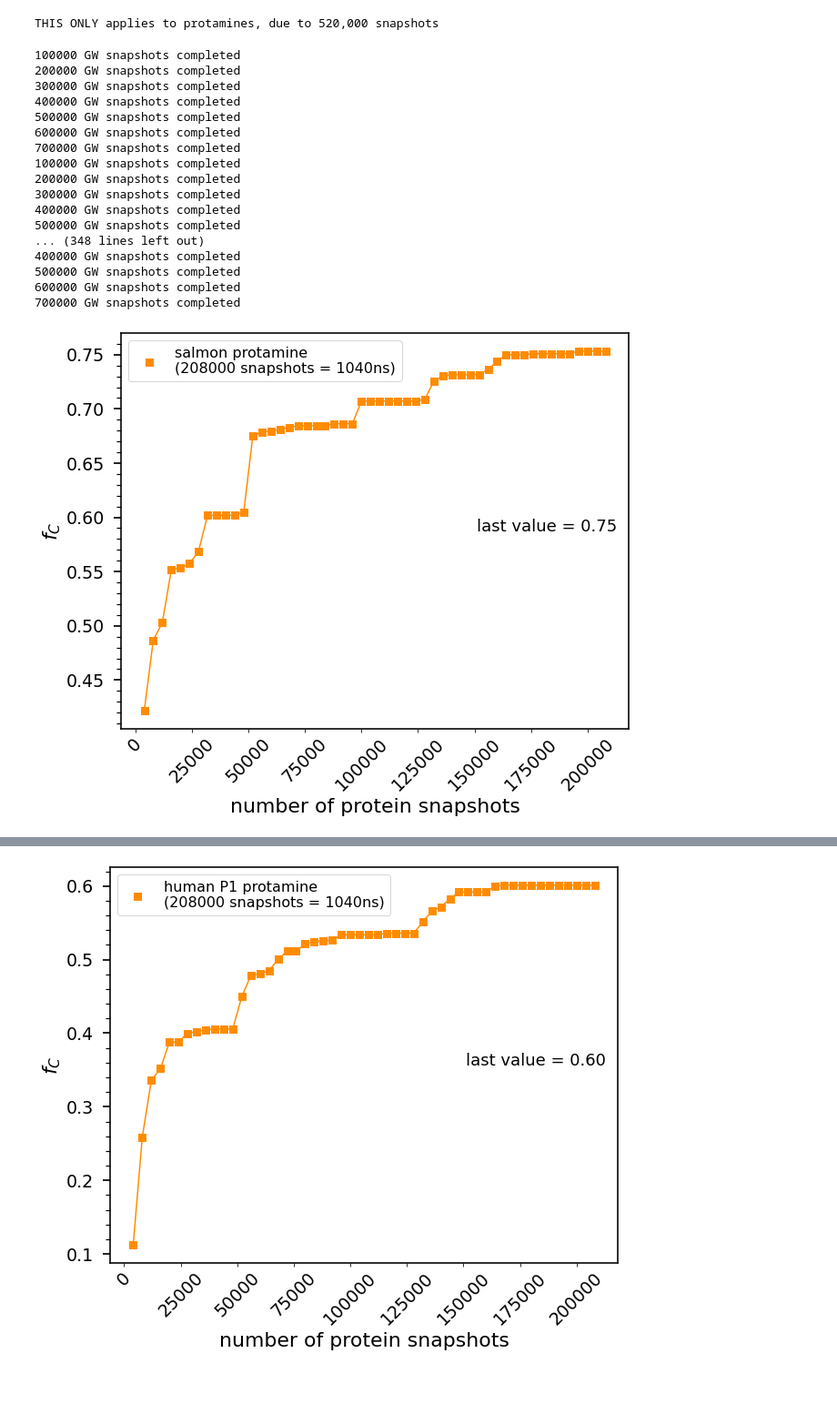
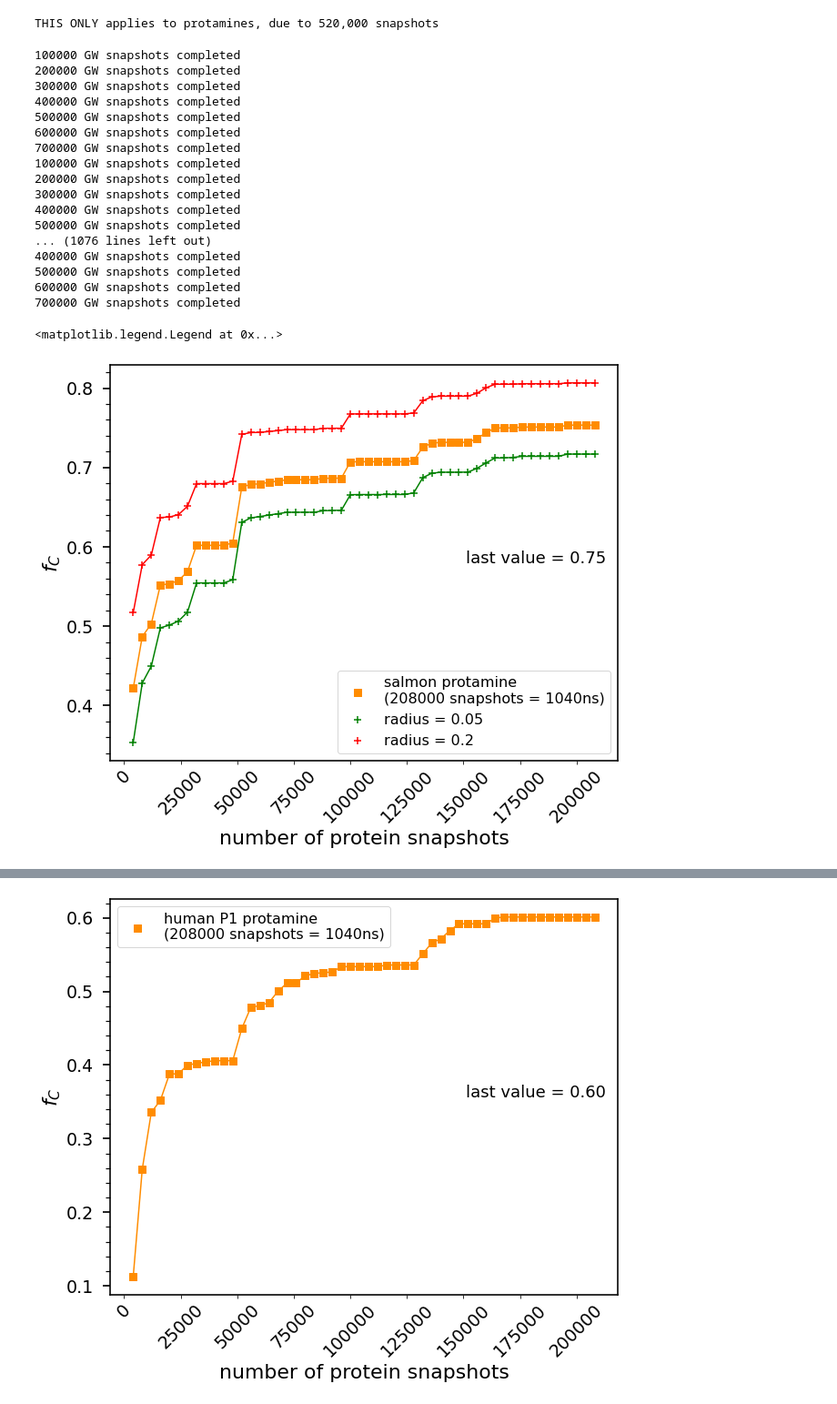
Before and after one commit to hshadman/disordered_protein_polymer_chain_theory, a Jupyter notebook: summary_SAW_RW/supplemental_algorithm_figures/fC_all_proteins_polymers.ipynb, the cells around one changed output, grey strips where cells are left out. Shown at 91% size. Cells and saved outputs as stored; diff of their text form; code cells hidden in the pictures.

```diff
--- a/summary_SAW_RW/supplemental_algorithm_figures/fC_all_proteins_polymers.ipynb
+++ b/summary_SAW_RW/supplemental_algorithm_figures/fC_all_proteins_polymers.ipynb
@@ -1371,7 +1582,7 @@ ax.plot(GW_snaps,
 
 plt.setp(ax.get_xticklabels(),fontsize=19,rotation=45)
 plt.setp(ax.get_yticklabels(),fontsize=19)
-ax.set_xlabel('number of GW snapshots',fontsize=22)
+ax.set_xlabel('number of GW snapshots (millions)',fontsize=22)
 ax.set_ylabel('$f_C$',fontsize=22)
 color_list = iter(cm.viridis(np.linspace(0, 1, GW_equil_chain_rg_ree.chain_length.unique().shape[0])))
 #ax.axvline(x=720000,ymin=0,ymax=1,linewidth=1.5,color=next(color_list),label='number of GW snapshots chosen')
@@ -1387,7 +1598,9 @@ ax.tick_params(axis='y', which='major', labelsize=19, width = 1.7, size = 8,pad=
 ax.tick_params(axis='y', which='minor', width = 1.2, size = 5)
 ax.tick_params(axis='x', which='minor',bottom=False)
 ax.legend(fontsize=16)
+ax.get_xaxis().set_major_formatter(
+matplotlib.ticker.FuncFormatter(lambda x, p: format(int(x)//10**6, ',')))
 #ax.set_xscale('log')
 #ax.set_yscale('log')
 
-plt.savefig('../supplemental_algorithm_figures/salmon_shortsims_vary_GW.png', dpi = 1000, bbox_inches='tight')
+#plt.savefig('../supplemental_algorithm_figures/salmon_shortsims_vary_GW.png', dpi = 1000, bbox_inches='tight')
@@ -2701,18 +2912,29 @@ while np.max(protamine_base_indices+(j*5))<=salmon_rg_ree_ratheatmap.shape[0]:
 # %% [output]
 THIS ONLY applies to protamines, due to 520,000 snapshots
 # %%
+#for salmon also doing smaller radius and larger radius to demonstrate to Dr Wang
 protamine_df=salmon_rg_ree_ratheatmap.reset_index(drop=True).copy()
 protamine_df=protamine_df[protamine_df.index.isin(running_index)]
 
 #after definition changed
 protein_snaps=[]
 fA_value_3rd_protein=[]
+fA_value_3rd_protein_smaller_radius=[]
+fA_value_3rd_protein_bigger_radius=[]
 
 for every_ith_snap in range(4000,210000,4000):
     protein_snaps.append(protamine_df['ratio'].values[:every_ith_snap].shape[0])
     fA_value_3rd_protein.append(fA_using_cdist(protamine_df,
                                            'salmon_1040ns_208000','protein',GW_ind_runs_chainlen100,
                                            24,every_ith_snap,1,0.1))
+    fA_value_3rd_protein_smaller_radius.append(fA_using_cdist(protamine_df,
+                                           'salmon_1040ns_208000','protein',GW_ind_runs_chainlen100,
+                                           24,every_ith_snap,1,0.05))
+    fA_value_3rd_protein_bigger_radius.append(fA_using_cdist(protamine_df,
+                                           'salmon_1040ns_208000','protein',GW_ind_runs_chainlen100,
+                                           24,every_ith_snap,1,0.2))
+
+
 
 del protamine_df
 # %% [output]
@@ -2728,7 +2950,7 @@ del protamine_df
 300000 GW snapshots completed
 400000 GW snapshots completed
 500000 GW snapshots completed
-... (348 lines left out)
+... (1076 lines left out)
 400000 GW snapshots completed
 500000 GW snapshots completed
 600000 GW snapshots completed
@@ -2746,36 +2968,56 @@ ax.scatter(protein_snaps,
 ax.plot(protein_snaps,
        fA_value_3rd_protein,
        color='darkorange')
+
+ax.scatter(protein_snaps,
+           fA_value_3rd_protein_smaller_radius,
+           color='green',label='radius = 0.05' ,
+           marker='+',s=80)
+ax.plot(protein_snaps,
+       fA_value_3rd_protein_smaller_radius,
+       color='green')
+ax.scatter(protein_snaps,
+           fA_value_3rd_protein_bigger_radius,
+           color='red',label='radius = 0.2' ,
+           marker='+',s=80)
+ax.plot(protein_snaps,
+       fA_value_3rd_protein_bigger_radius,
+       color='red')
+
+
+
+
 #x=GW_snaps#+[2000000,2500000,3000000,4000000]
 #ax.plot(x, target_func(x, *popt), 'r-')
 #del x
 #plt.legend()
 
 
 plt.setp(ax.get_xticklabels(),fontsize=19,rotation=45)
 plt.setp(ax.get_yticklabels(),fontsize=19)
 ax.set_xlabel('number of protein snapshots',fontsize=22)
 ax.set_ylabel('$f_C$',fontsize=22)
 color_list = iter(cm.viridis(np.linspace(0, 1, GW_equil_chain_rg_ree.chain_length.unique().shape[0])))
 #ax.axvline(x=720000,ymin=0,ymax=1,linewidth=1.5,color=next(color_list),label='number of GW snapshots chosen')
 ax.text(0.7,0.5,f'last value = {format(fA_value_3rd_protein[len(fA_value_3rd_protein)-1],"0.2f")}',
                  transform=ax.transAxes,fontsize=18,color='black')
 
 #ax.set_ylim(-0.05,1)
 for i in ['top', 'left', 'right', 'bottom']:
     ax.spines[i].set_linewidth(1.6)
 
 ax.minorticks_on()
 ax.tick_params(axis='y', which='major', labelsize=19, width = 1.7, size = 8,pad=10)
 ax.tick_params(axis='y', which='minor', width = 1.2, size = 5)
 ax.tick_params(axis='x', which='minor',bottom=False)
 ax.legend(fontsize=16)
 #ax.set_xscale('log')
 #ax.set_yscale('log')
 
-plt.savefig('../supplemental_algorithm_figures/salmon_208000_vary_protein.png', dpi = 1000, bbox_inches='tight')
+#plt.savefig('../supplemental_algorithm_figures/salmon_208000_vary_protein.png', dpi = 1000, bbox_inches='tight')
 # %% [output]
+<matplotlib.legend.Legend at 0x...>
-[figure, old version]
+[figure, new version]
 # %%
 protamine_df=p1_rg_ree_ratheatmap.reset_index(drop=True).copy()
 protamine_df=protamine_df[protamine_df.index.isin(running_index)]
```
Also changed, not shown: parts of 9 cells of this notebook, 7 other files.
